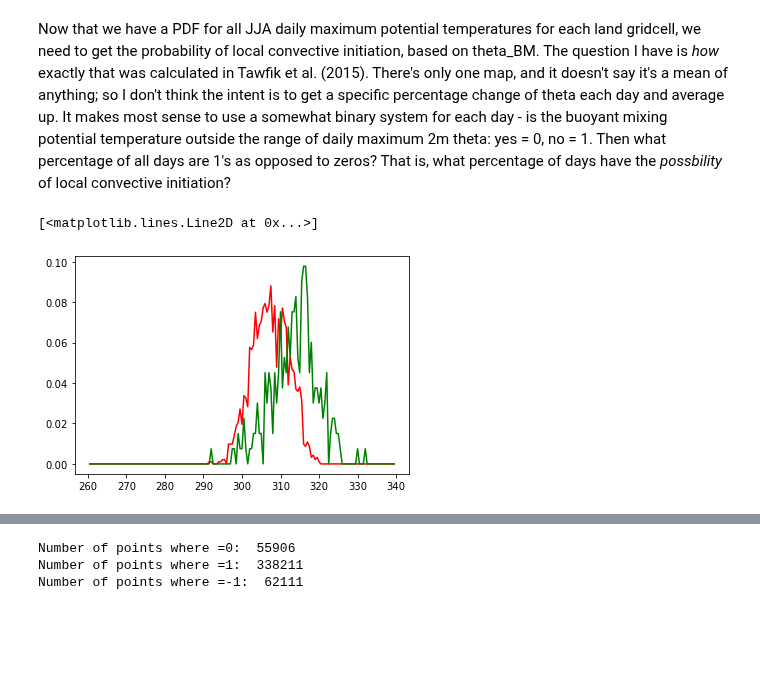
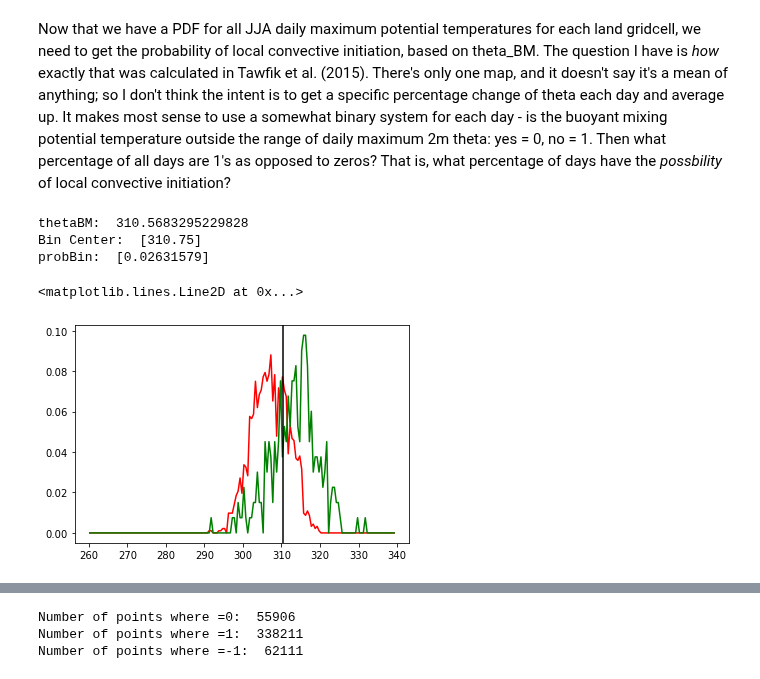
Before and after one commit to megandevlan/Coupling_CAM6CLM5, a Jupyter notebook: HCF.ipynb, the cells around one changed output, grey strips where cells are left out. Cells and saved outputs as stored; diff of their text form; code cells hidden in the pictures; blank space fills up the shorter version.

```diff
--- a/HCF.ipynb
+++ b/HCF.ipynb
@@ -1297,7 +1294,7 @@ cbar = plt.colorbar(contour_plot, orientation='horizontal',cax=cbar_ax,
 # %%
 # Set array of bin edges to worry about
 binEdges   = np.arange(260,340,0.5)
-binCenters = binEdges[:-1]+(binEdges[1]-binEdges[0])
+binCenters = binEdges[:-1]+((binEdges[1]-binEdges[0])/2)
 # %%
 # Get PDF over all land gridcells...:
 [hist_clm5,  edges_clm5]  = np.histogram((dailyMax_CLM5_JJA.THETA_PS_TREF.values*landMask).reshape(len(lat)*len(lon)*len(dailyMax_CLM5_JJA.time.values)),   bins=binEdges, density=True)
@@ -1350,15 +1347,28 @@ Now that we have a PDF for all JJA daily maximum potential temperatures for each
 # %%
 ilat = 20
 ilon = 40
 
 plt.plot(binCenters, pdf_CLM5[ilat,ilon,:],'r-')
 
 # Histogram of thetaBM
 [histPoint_clm5, edges_clm5]   = np.histogram(thetaBM_CLM5[:,ilat,ilon],bins=binEdges, density=True)
 plt.plot(binCenters,histPoint_clm5,'g-')
+
+
+iTime    = 100
+modelVal = thetaBM_CLM5[iTime,ilat,ilon]
+iBin     = np.where((binCenters>=modelVal-0.25) & (binCenters<=modelVal+0.25))[0]
+print('thetaBM: ', modelVal)
+print('Bin Center: ', binCenters[iBin])
+print('probBin: ', histPoint_clm5[iBin]*binWidth)
+
+plt.axvline(edges_clm5[iBin],color='k')
 # %% [output]
-[<matplotlib.lines.Line2D at 0x...>]
+thetaBM:  310.5683295229828
+Bin Center:  [310.75]
+probBin:  [0.02631579]
+<matplotlib.lines.Line2D at 0x...>
-[figure, old version]
+[figure, new version]
 # %%
 # Upper limit on if local CI is plausible...
 CIplaus_CLM5  = np.full([np.shape(thetaBM_CLM5)[0], len(lat),len(lon)], np.nan)
```
Also changed, not shown: parts of 14 cells of this notebook.
